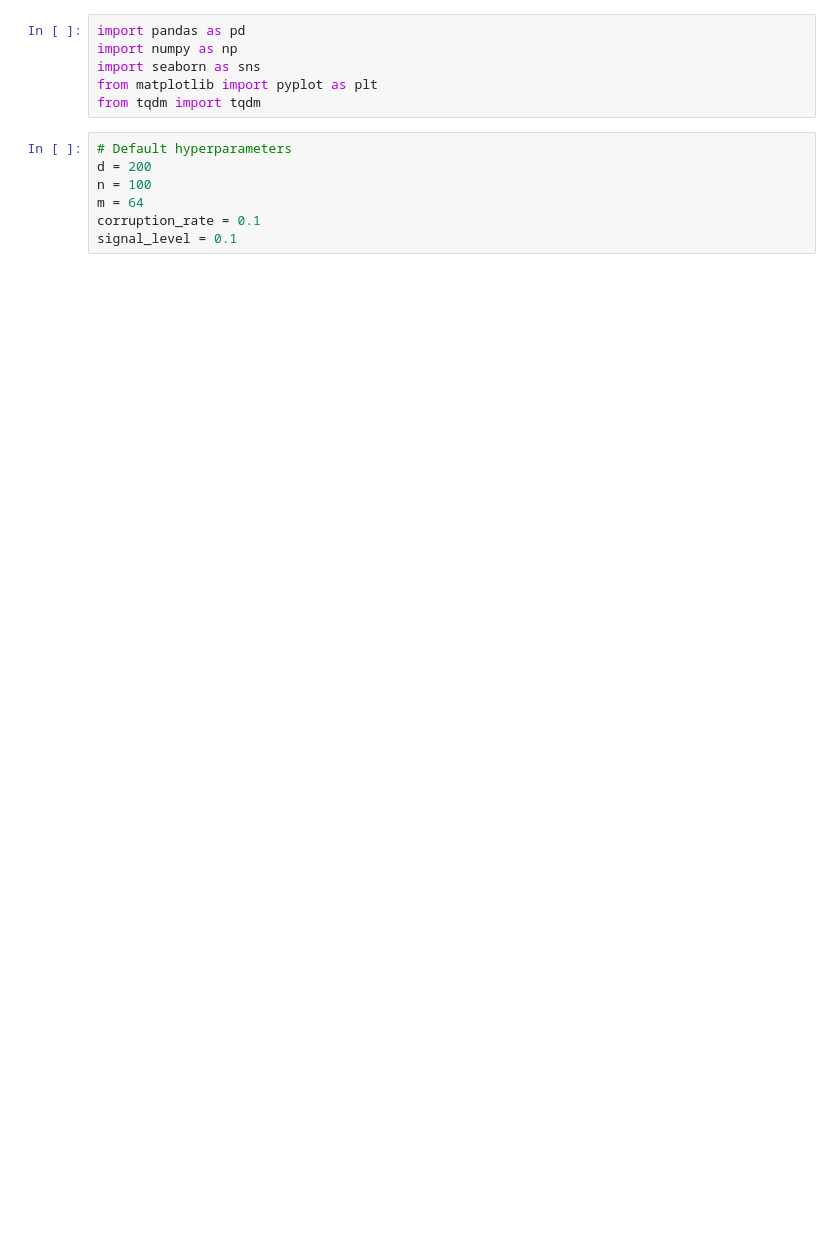
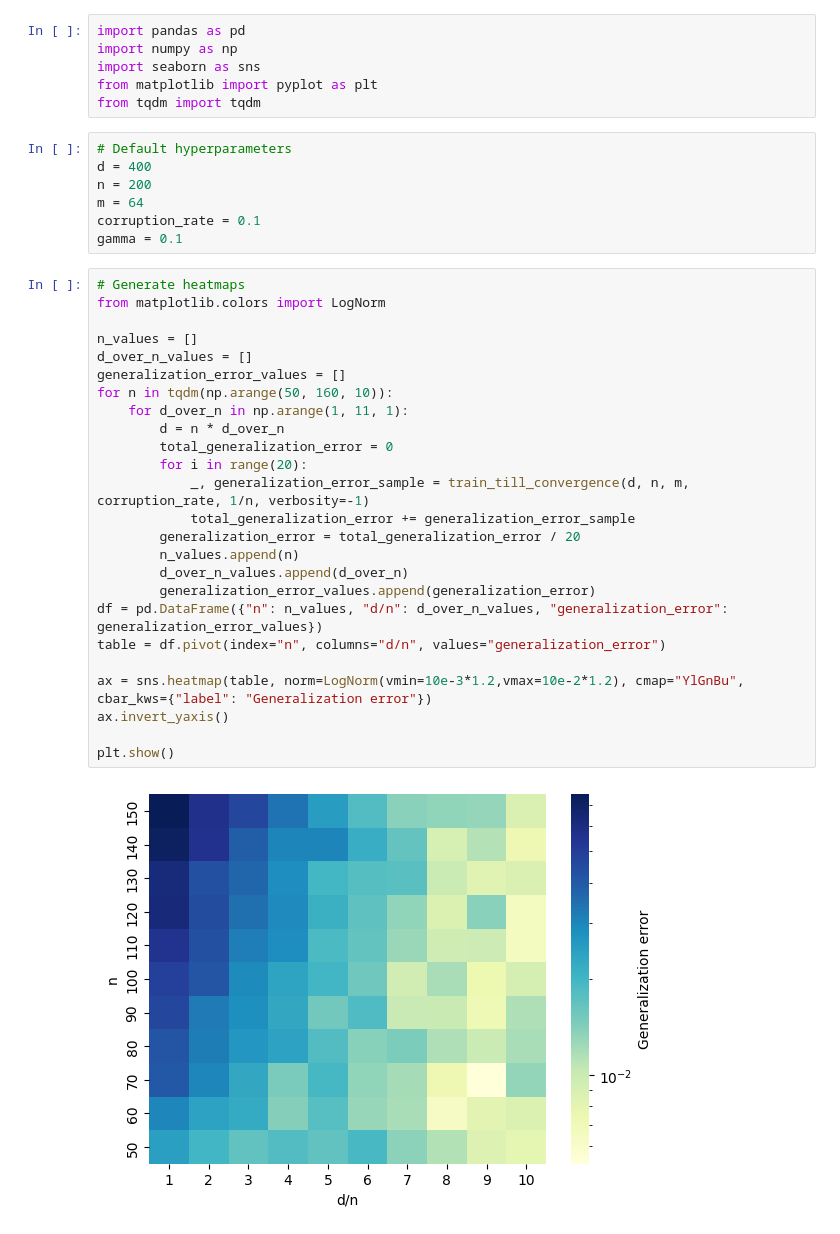
Before and after one commit to kedar2/benign_overfitting, a Jupyter notebook: experiments.ipynb, the cells around one changed output. Drawn from its saved outputs; the diff is of its cells as text; blank space fills up the shorter version.

```diff
--- a/experiments.ipynb
+++ b/experiments.ipynb
@@ -13,8 +10,35 @@ from matplotlib import pyplot as plt
 from tqdm import tqdm
 # %%
 # Default hyperparameters
-d = 200
-n = 100
+d = 400
+n = 200
 m = 64
 corruption_rate = 0.1
-signal_level = 0.1
+gamma = 0.1
+# %%
+# Generate heatmaps
+from matplotlib.colors import LogNorm
+
+n_values = []
+d_over_n_values = []
+generalization_error_values = []
+for n in tqdm(np.arange(50, 160, 10)):
+    for d_over_n in np.arange(1, 11, 1):
+        d = n * d_over_n
+        total_generalization_error = 0
+        for i in range(20):
+            _, generalization_error_sample = train_till_convergence(d, n, m, corruption_rate, 1/n, verbosity=-1)
+            total_generalization_error += generalization_error_sample
+        generalization_error = total_generalization_error / 20
+        n_values.append(n)
+        d_over_n_values.append(d_over_n)
+        generalization_error_values.append(generalization_error)
+df = pd.DataFrame({"n": n_values, "d/n": d_over_n_values, "generalization_error": generalization_error_values})
+table = df.pivot(index="n", columns="d/n", values="generalization_error")
+
+ax = sns.heatmap(table, norm=LogNorm(vmin=10e-3*1.2,vmax=10e-2*1.2), cmap="YlGnBu", cbar_kws={"label": "Generalization error"})
+ax.invert_yaxis()
+
+plt.show()
+# %% [output]
+[figure, added]
```
Also changed, not shown: parts of 5 cells of this notebook, 4 other files.
